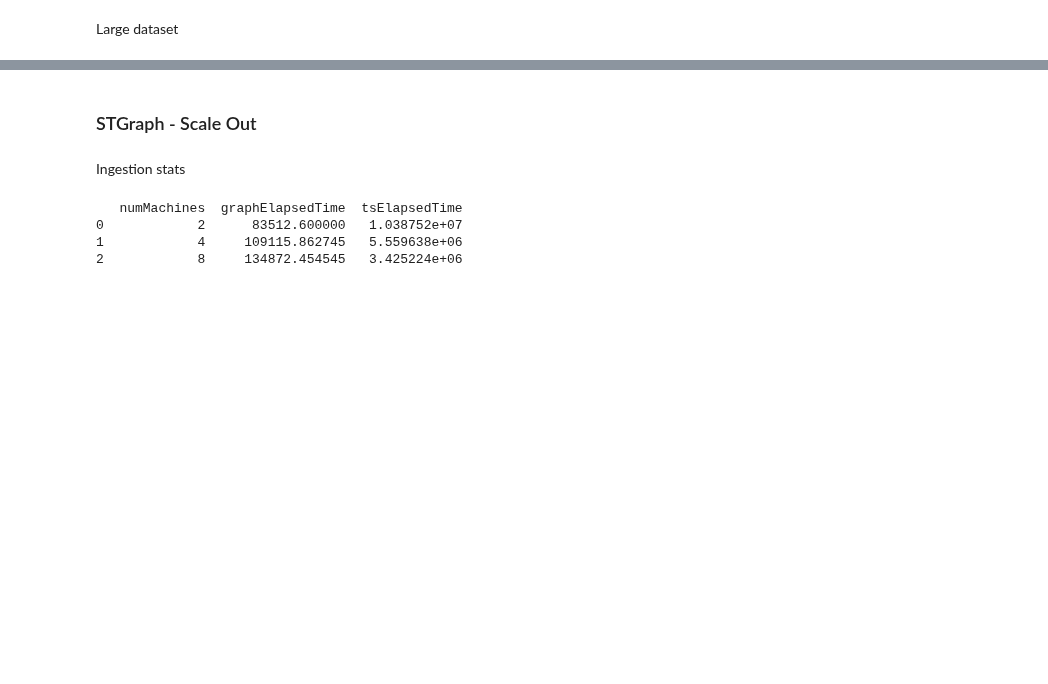
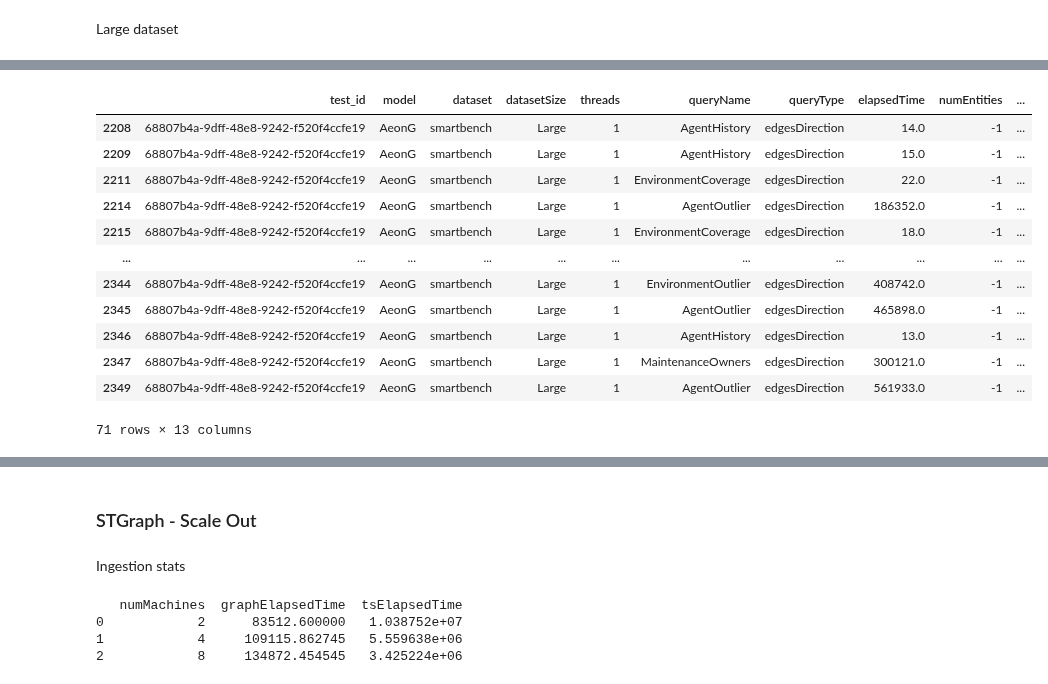
Before and after one commit to big-unibo/STGraph-evaluation, a Jupyter notebook: postprocessing/STGraph.ipynb, the cells around one changed output, grey strips where cells are left out. Drawn from its saved outputs; the diff is of its cells as text; code cells hidden in the pictures; blank space fills up the shorter version.

```diff
--- a/postprocessing/STGraph.ipynb
+++ b/postprocessing/STGraph.ipynb
@@ -474,3 +537,19 @@ Large dataset
+# %%
+quer_dset.loc[(quer_dset["model"] == "AeonG") & (quer_dset["querySelectivity"] == "scaled")]
+# %% [output]
+|  | test_id | model | dataset | datasetSize | threads | queryName | queryType | elapsedTime | numEntities | ... |
+| 2208 | 68807b4a-9dff-48e8-9242-f520f4ccfe19 | AeonG | smartbench | Large | 1 | AgentHistory | edgesDirection | 14.0 | -1 | ... |
+| 2209 | 68807b4a-9dff-48e8-9242-f520f4ccfe19 | AeonG | smartbench | Large | 1 | AgentHistory | edgesDirection | 15.0 | -1 | ... |
+| 2211 | 68807b4a-9dff-48e8-9242-f520f4ccfe19 | AeonG | smartbench | Large | 1 | EnvironmentCoverage | edgesDirection | 22.0 | -1 | ... |
+| 2214 | 68807b4a-9dff-48e8-9242-f520f4ccfe19 | AeonG | smartbench | Large | 1 | AgentOutlier | edgesDirection | 186352.0 | -1 | ... |
+| 2215 | 68807b4a-9dff-48e8-9242-f520f4ccfe19 | AeonG | smartbench | Large | 1 | EnvironmentCoverage | edgesDirection | 18.0 | -1 | ... |
+| ... | ... | ... | ... | ... | ... | ... | ... | ... | ... | ... |
+| 2344 | 68807b4a-9dff-48e8-9242-f520f4ccfe19 | AeonG | smartbench | Large | 1 | EnvironmentOutlier | edgesDirection | 408742.0 | -1 | ... |
+| 2345 | 68807b4a-9dff-48e8-9242-f520f4ccfe19 | AeonG | smartbench | Large | 1 | AgentOutlier | edgesDirection | 465898.0 | -1 | ... |
+| 2346 | 68807b4a-9dff-48e8-9242-f520f4ccfe19 | AeonG | smartbench | Large | 1 | AgentHistory | edgesDirection | 13.0 | -1 | ... |
+| 2347 | 68807b4a-9dff-48e8-9242-f520f4ccfe19 | AeonG | smartbench | Large | 1 | MaintenanceOwners | edgesDirection | 300121.0 | -1 | ... |
+| 2349 | 68807b4a-9dff-48e8-9242-f520f4ccfe19 | AeonG | smartbench | Large | 1 | AgentOutlier | edgesDirection | 561933.0 | -1 | ... |
+71 rows × 13 columns
 # %%
 quer_dset = query_statistics.loc[query_statistics["querySelectivity"] == "scaled"]
 plot_execution_times_selectivity(quer_dset, "Large", 1)
```
Also changed, not shown: parts of 9 cells of this notebook, 9 other files.
